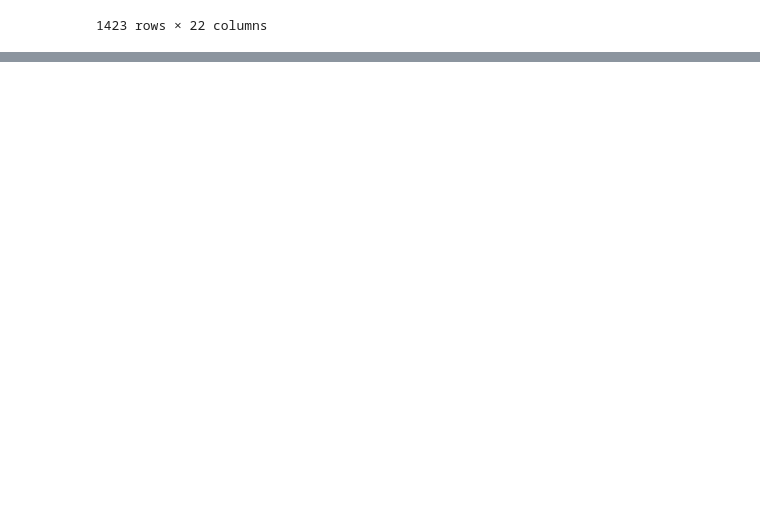
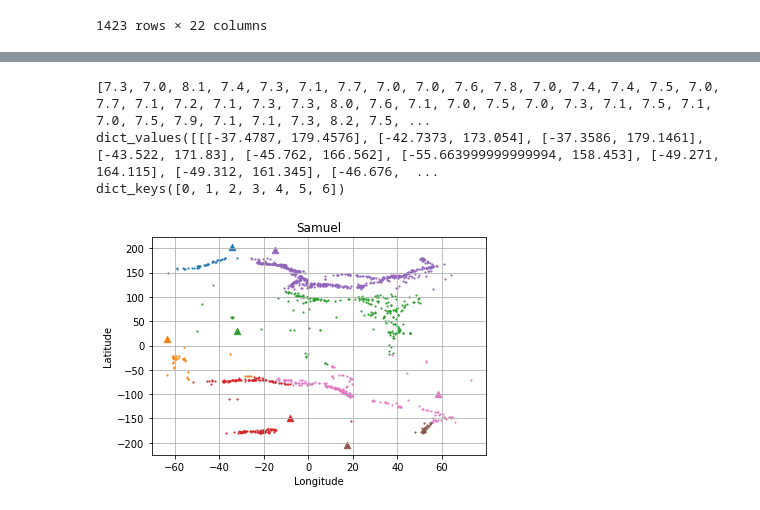
Before and after one commit to SamuelLinLin/K-means-Clustering, a Jupyter notebook: EarthquakeSam.ipynb, the cells around one changed output, grey strips where cells are left out. Cells and saved outputs as stored; diff of their text form; code cells hidden in the pictures; blank space fills up the shorter version.

```diff
--- a/EarthquakeSam.ipynb
+++ b/EarthquakeSam.ipynb
@@ -118,0 +34,24 @@ Number 3 Greece 7
+# %%
+# Colors to plot data points with
+colors = ["tab:blue", "tab:orange", "tab:green", "tab:red", "tab:purple", "tab:pink", "tab:brown", "tab:grey", "tab:cyan"]
+# %%
+# K means parameters
+k = 7       # number of clusters
+max_itr = 100 # max number of iterations
+
+mag = df['mag'].tolist()
+
+#list of lat or lon
+latitude = df['latitude'].tolist()
+longitude = df['longitude'].tolist()
+
+# list of locations
+dataS = [[latitude[i], longitude[i]] for i in range(0, len(latitude))]
+
+# random lon lat for centroids
+randLon = np.random.uniform(low=-1.2, high=1.2, size=k)*max(longitude)
+randLat = np.random.uniform(low=-1.2, high=1.2, size=k)*max(latitude)
+
+#centroid
+#centroidS = [[-50,-150], [50,150]]
+centroidS = [[randLat[i], randLon[i]] for i in range(len(randLat))]
@@ -118,0 +138,24 @@ Number 3 Greece 7
+# %%
+fig, (ax2) = plt.subplots(1, 1)
+
+ax2.set_title('Samuel')
+ax2.set_ylabel("Latitude")
+ax2.set_xlabel("Longitude")
+
+print(mag)
+d,m = assignS(centroidS, dataS, mag)
+print(d.values())
+print(m.keys())
+v = d.values()
+for ind, i in d.items():
+  ax2.scatter(centroidS[ind][0], centroidS[ind][1], marker="^", s=40, color=colors[ind])
+  for x in i:
+    ax2.scatter(x[0], x[1], marker=".", s=5, color=colors[ind])
+
+ax2.grid('on')
+plt.show()
+# %% [output]
+[7.3, 7.0, 8.1, 7.4, 7.3, 7.1, 7.7, 7.0, 7.0, 7.6, 7.8, 7.0, 7.4, 7.4, 7.5, 7.0, 7.7, 7.1, 7.2, 7.1, 7.3, 7.3, 8.0, 7.6, 7.1, 7.0, 7.5, 7.0, 7.3, 7.1, 7.5, 7.1, 7.0, 7.5, 7.9, 7.1, 7.1, 7.3, 8.2, 7.5, ...
+dict_values([[[-37.4787, 179.4576], [-42.7373, 173.054], [-37.3586, 179.1461], [-43.522, 171.83], [-45.762, 166.562], [-55.663999999999994, 158.453], [-49.271, 164.115], [-49.312, 161.345], [-46.676,  ...
+dict_keys([0, 1, 2, 3, 4, 5, 6])
+[figure, added]
```
Also changed, not shown: parts of 14 cells of this notebook.
